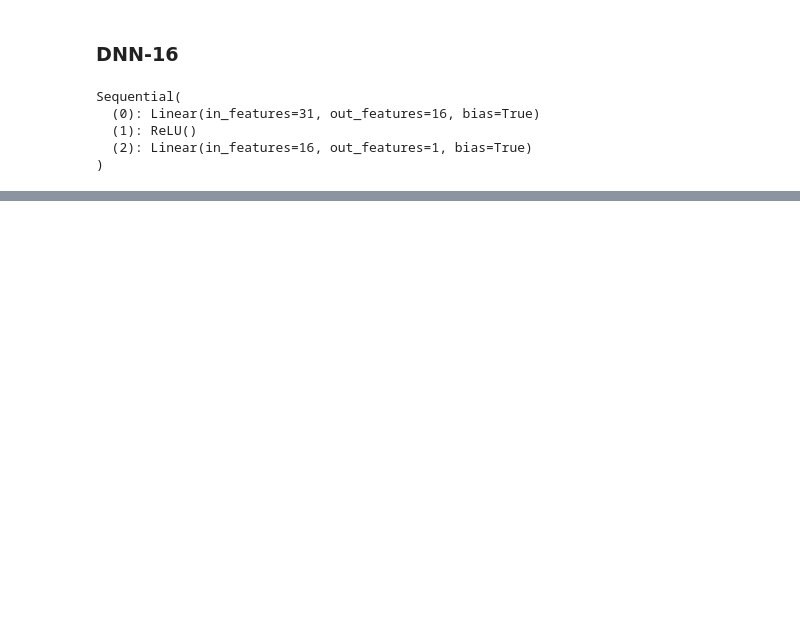
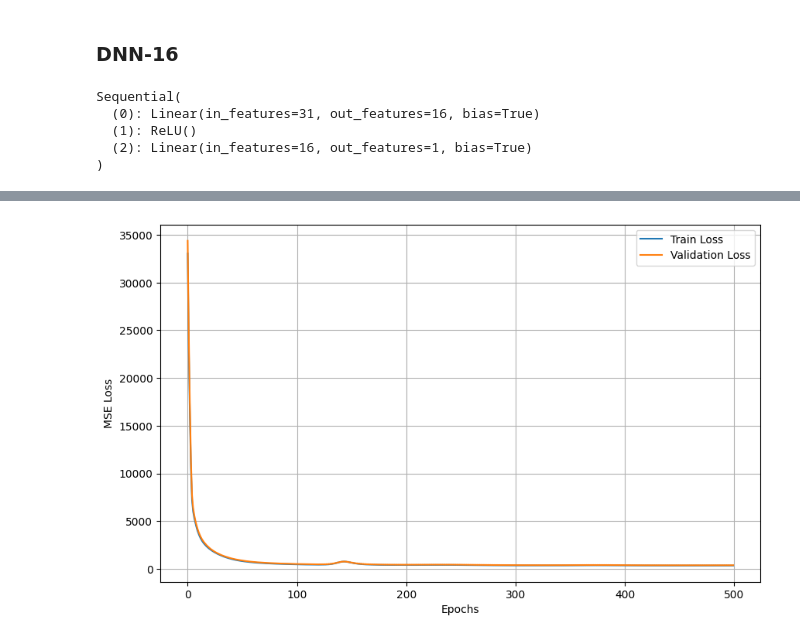
Before and after one commit to toan-ly/CS-5137-Deep-Learning, a Jupyter notebook: homework1/src/run_dnn.ipynb, the cells around one changed output, grey strips where cells are left out. Cells and saved outputs as stored; diff of their text form; code cells hidden in the pictures; blank space fills up the shorter version.

```diff
--- a/homework1/src/run_dnn.ipynb
+++ b/homework1/src/run_dnn.ipynb
@@ -26,7 +56,7 @@ dnn_16 = DNN(
     input_dim=X_train.shape[1],
     hidden_layers=[16],
     output_dim=1,
-    lr=0.01,
+    lr=0.001,
 )
 dnn_16.model
 # %% [output]
@@ -36,5 +66,5 @@ Sequential(
   (2): Linear(in_features=16, out_features=1, bias=True)
 )
 # %%
-train_losses, val_losses = dnn_16.fit(X_train, y_train, X_val, y_val, epochs=1000)
+pipeline(dnn_16, epochs=epochs)
 # %% [output]
@@ -50,0 +86 @@ Epoch 900: Train loss: nan, Val loss: nan
+[figure, added]
```
Also changed, not shown: parts of 6 cells of this notebook, 5 other files.
